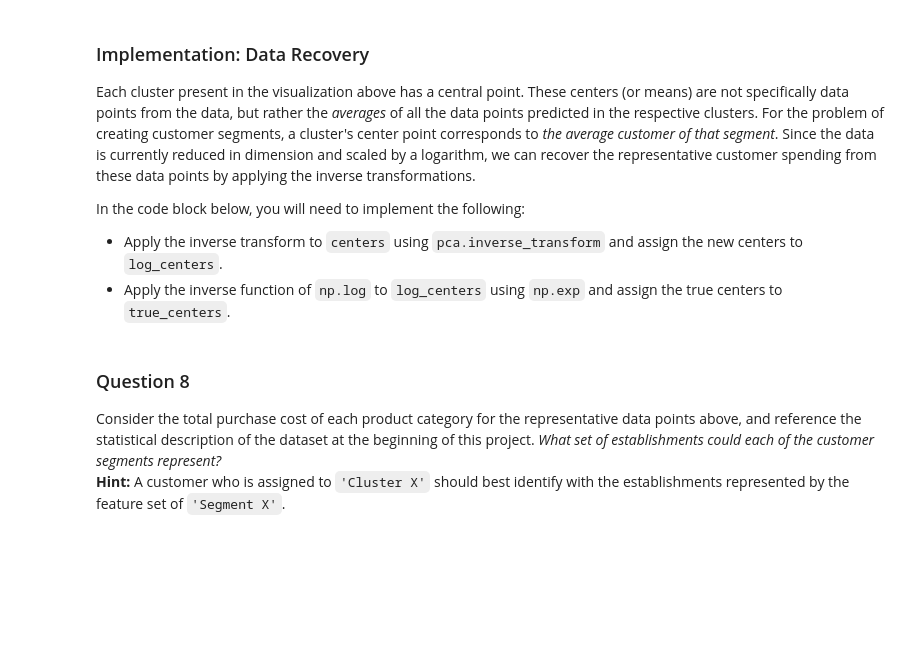
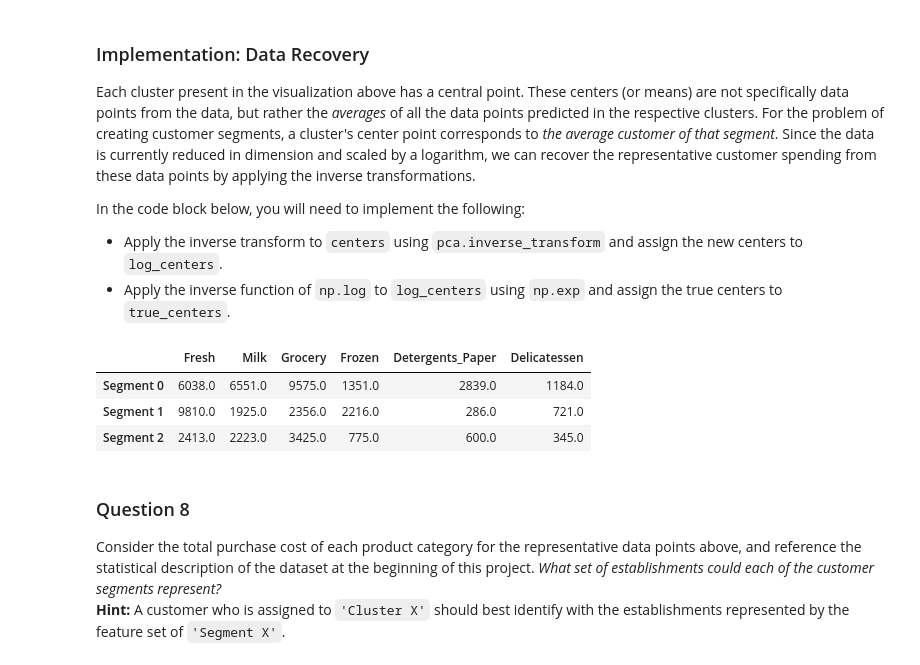
Before and after one commit to gress2/udacity-mlnd-project3, a Jupyter notebook: customer_segments.ipynb, the cells around one changed output. Cells and saved outputs as stored; diff of their text form; code cells hidden in the pictures; blank space fills up the shorter version.

```diff
--- a/customer_segments.ipynb
+++ b/customer_segments.ipynb
@@ -445,16 +443,21 @@ In the code block below, you will need to implement the following:
  - Apply the inverse function of `np.log` to `log_centers` using `np.exp` and assign the true centers to `true_centers`.
 # %%
 # TODO: Inverse transform the centers
-log_centers = None
+log_centers = pca.inverse_transform(centers)
 
 # TODO: Exponentiate the centers
-true_centers = None
+true_centers = np.exp(log_centers)
 
 # Display the true centers
 segments = ['Segment {}'.format(i) for i in range(0,len(centers))]
 true_centers = pd.DataFrame(np.round(true_centers), columns = data.keys())
 true_centers.index = segments
 display(true_centers)
+# %% [output]
+|  | Fresh | Milk | Grocery | Frozen | Detergents_Paper | Delicatessen |
+| Segment 0 | 6038.0 | 6551.0 | 9575.0 | 1351.0 | 2839.0 | 1184.0 |
+| Segment 1 | 9810.0 | 1925.0 | 2356.0 | 2216.0 | 286.0 | 721.0 |
+| Segment 2 | 2413.0 | 2223.0 | 3425.0 | 775.0 | 600.0 | 345.0 |
 # %% [markdown]
 ### Question 8
 Consider the total purchase cost of each product category for the representative data points above, and reference the statistical description of the dataset at the beginning of this project. *What set of establishments could each of the customer segments represent?*
```
Also changed, not shown: parts of 13 cells of this notebook, 1 other file.
